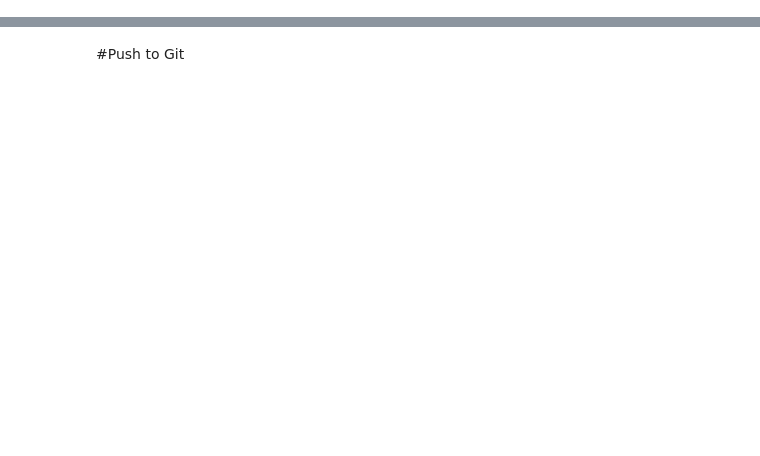
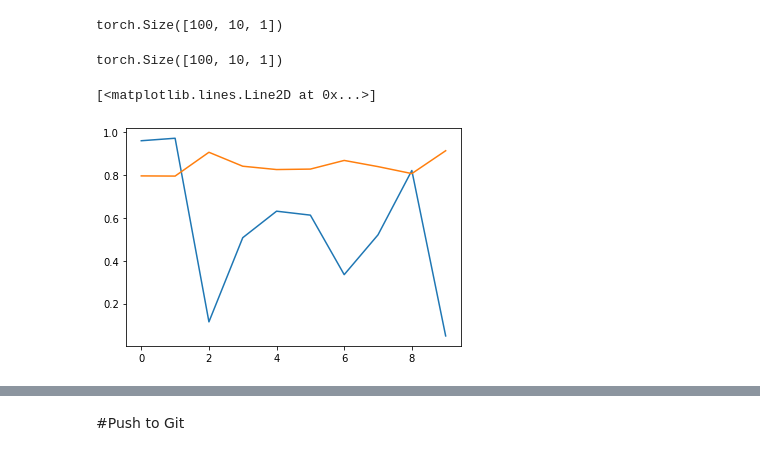
Before and after one commit to abhiyantaabhishek/TransformerTimeSeries, a Jupyter notebook: Transformer_timeSeries.ipynb, the cells around one changed output, grey strips where cells are left out. Cells and saved outputs as stored; diff of their text form; code cells hidden in the pictures; blank space fills up the shorter version.

```diff
--- a/Transformer_timeSeries.ipynb
+++ b/Transformer_timeSeries.ipynb
@@ -292,0 +446,3 @@ for epoch in range(1, epochs + 1):
+# %%
+PATH = "Transformer_entire_model.pt"
+torch.save(model, PATH)
@@ -292,0 +455,7 @@ for epoch in range(1, epochs + 1):
+# %%
+model = torch.load(PATH)
+model.eval()
+# %%
+src = torch.rand(input_window, batch_size, 1) # (source sequence length,batch size,feature number)
+# %%
+out = model(src)
@@ -292,0 +464,8 @@ for epoch in range(1, epochs + 1):
+# %%
+print(out.shape)
+# %% [output]
+torch.Size([100, 10, 1])
+# %%
+print(src.shape)
+# %% [output]
+torch.Size([100, 10, 1])
@@ -292,0 +474,6 @@ for epoch in range(1, epochs + 1):
+# %%
+plt.plot(src[0,:,0])
+plt.plot(out.detach().numpy()[0,:,0])
+# %% [output]
+[<matplotlib.lines.Line2D at 0x...>]
+[figure, added]
```
Also changed, not shown: parts of 9 cells of this notebook.
